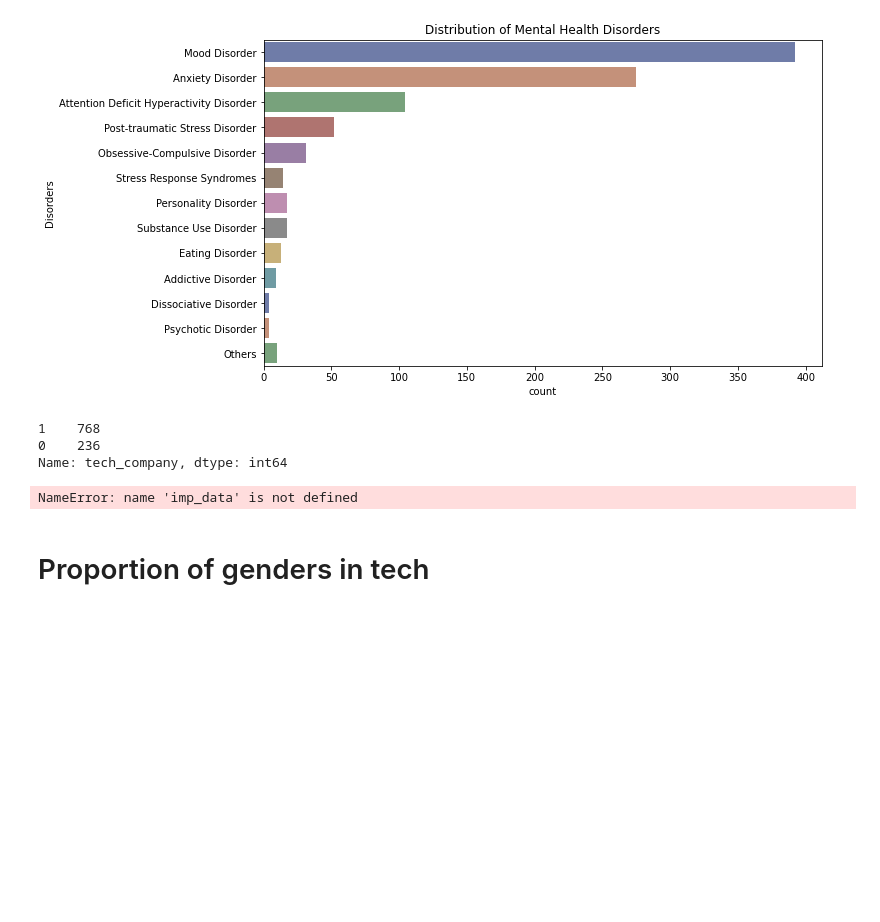
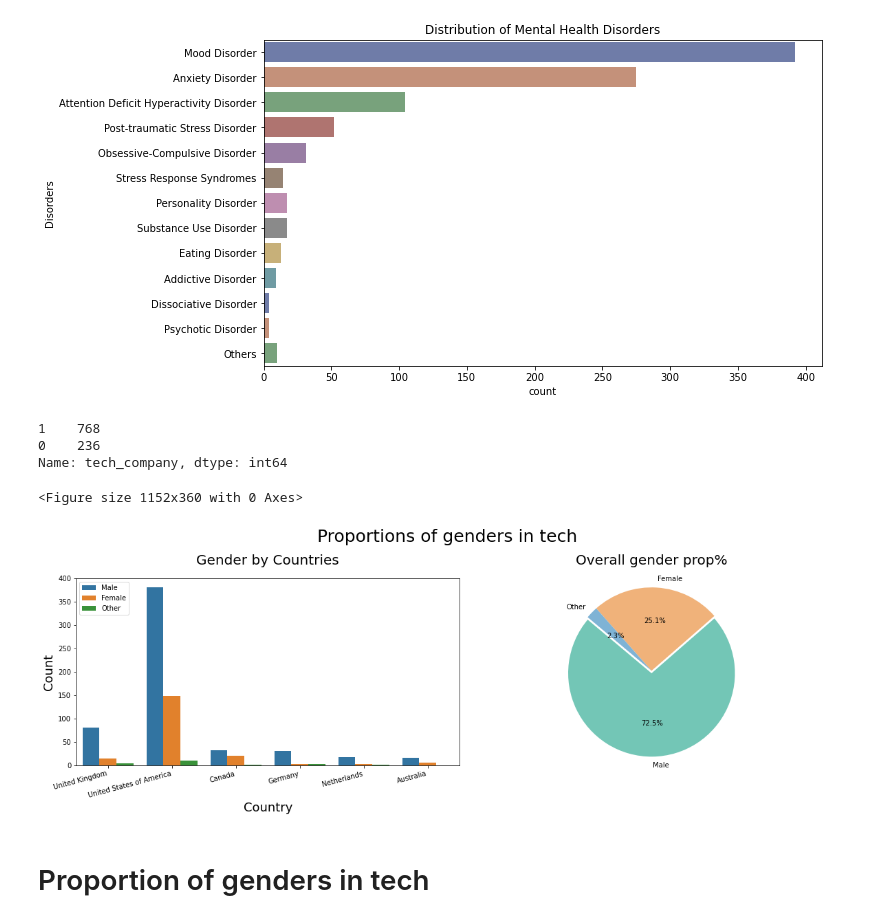
Before and after one commit to ArtTucker/mental_health_and_economics, a Jupyter notebook: data_preprocessing/Visualizations.ipynb, the cells around one changed output. Drawn from its saved outputs; the diff is of its cells as text; code cells hidden in the pictures; blank space fills up the shorter version.

```diff
--- a/data_preprocessing/Visualizations.ipynb
+++ b/data_preprocessing/Visualizations.ipynb
@@ -115,28 +134,41 @@ df['tech_company'].value_counts()
 1    768
 0    236
 Name: tech_company, dtype: int64
-# %%
-# Keep only countries with no. responses > 30.
-imp_data = imp_data[imp_data['country_work'].isin(['USA', 'UK', 'Canada',
-                                                   'Germany', 'Netherlands','Australia'])]
-imp_data = imp_data[imp_data['country_live'].isin(['USA', 'UK', 'Canada',
-                                                   'Germany', 'Netherlands','Australia'])]
-
-prep_data = prep_data[prep_data['country_work'].isin(['USA', 'UK', 'Canada',
-                                                   'Germany', 'Netherlands','Australia'])]
-prep_data = prep_data[prep_data['country_live'].isin(['USA', 'UK', 'Canada',
-                                                   'Germany', 'Netherlands','Australia'])]
-
-# Unfortunatelly, the tech flag that identified if the respondent works/ doesn't work in tech had a lot of missing values
-# So, we will need to map the 'work_position' column (that didn't have any missing values initially)
-# Create the list with tech work positions
-tech_list = []
-tech_list.append(imp_data[imp_data['work_position'].str.contains('Back-end')]['work_position'].tolist())
-tech_list.append(imp_data[imp_data['work_position'].str.contains('Front-end')]['work_position'].tolist())
-tech_list.append(imp_data[imp_data['work_position'].str.contains('Dev')]['work_position'].tolist())
-tech_list.append(imp_data[imp_data['work_position'].str.contains('DevOps')]['work_position'].tolist())
-# %% [output]
-NameError: name 'imp_data' is not defined
+# %%
+# Most respondents are male
+
+plt.figure(figsize = (16,5))
+fig, (ax1, ax2) = plt.subplots(1, 2)
+fig.set_figheight(5)
+fig.set_figwidth(20)
+plt.subplots_adjust(wspace = 0)
+fig.suptitle('Proportions of genders in tech', fontsize = 25, y=1.08)
+
+# Pie Chart
+all_techs = df[df['tech_company'] == 1]['gender'].count()
+males = df[(df['tech_company'] == 1) & (df['gender'] == 'male')]['gender'].count()
+females = df[(df['tech_company'] == 1) & (df['gender'] == 'female')]['gender'].count()
+other = df[(df['tech_company'] == 1) & (df['gender'] == 'nonbinary')]['gender'].count()
+
+labels = 'Male', 'Female', 'Other'
+sizes = [males/all_techs, females/all_techs, other/all_techs]
+colors = ['#73C6B6', '#F0B27A', '#7FB3D5']
+explode = (0.03, 0, 0)  # explode 1st slice
+
+ax2.pie(sizes, explode=explode, labels=labels, colors=colors, autopct='%1.1f%%', shadow=False, startangle=140)
+ax2.axis('equal')
+ax2.set_title('Overall gender prop%', pad = 20, fontsize = 20)
+
+# Barchart
+sns.countplot(x = df[df['tech_company'] == 1]['country_live'], hue = df['gender'], ax = ax1)
+ax1.set_xticklabels(ax1.get_xticklabels(), rotation=15, ha="right")
+ax1.set_title('Gender by Countries', pad = 20, fontsize = 20)
+ax1.set_xlabel('Country', fontsize = 18)
+ax1.set_ylabel('Count', fontsize = 18)
+ax1.legend(['Male', 'Female', 'Other']);
+# %% [output]
+<Figure size 1152x360 with 0 Axes>
+[figure, added]
 # %% [markdown]
 # Proportion of genders in tech
 # %% [markdown]
```
Also changed, not shown: parts of 6 cells of this notebook.
